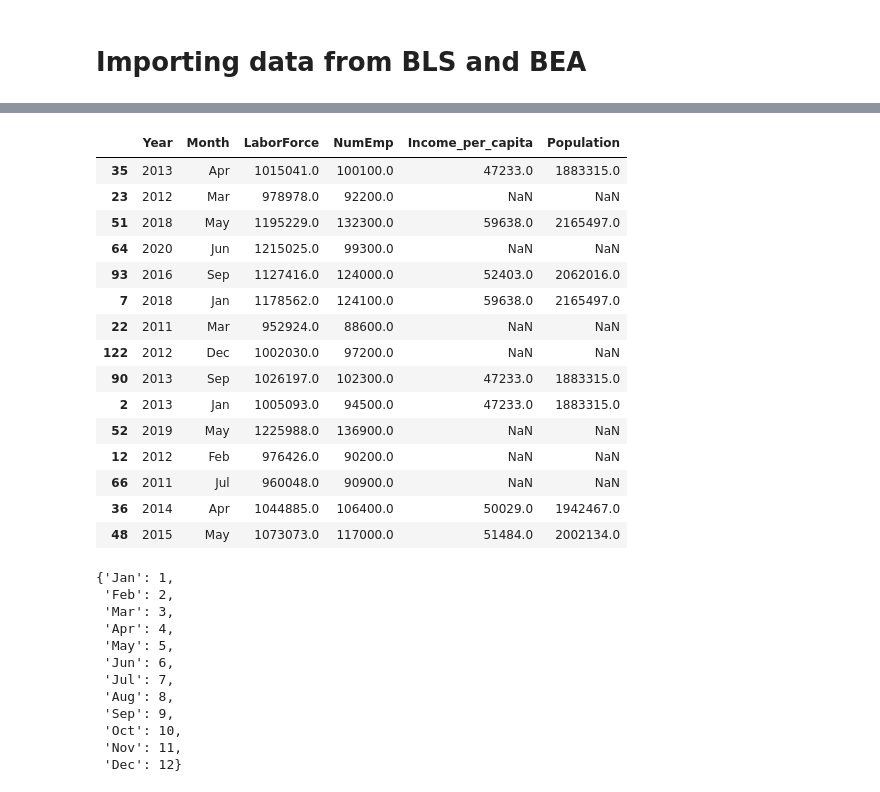
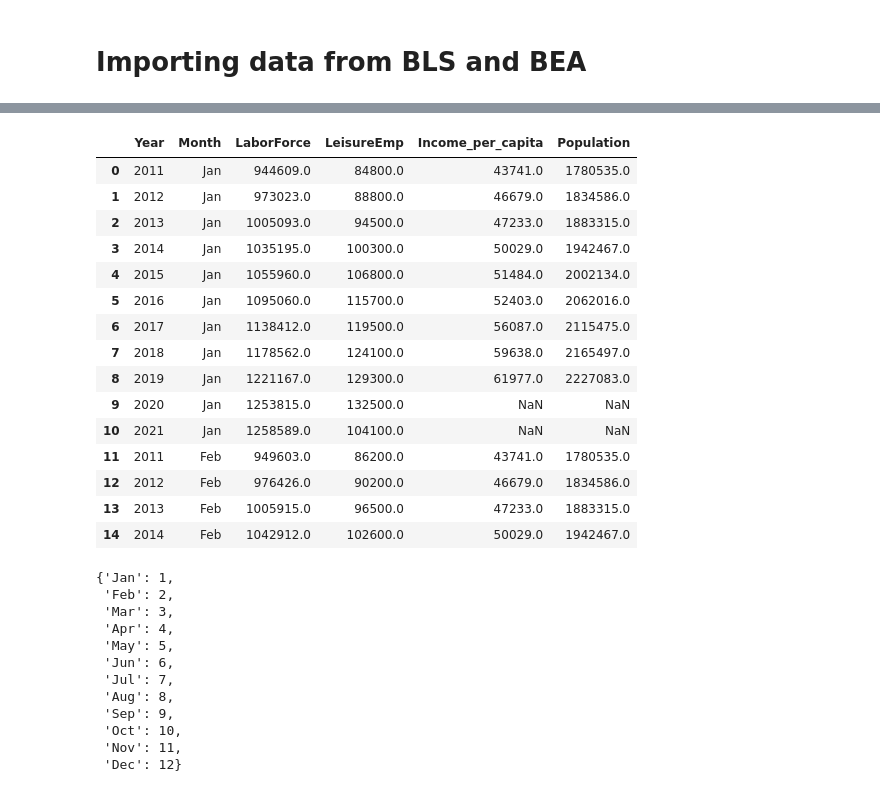
Before and after one commit to EugeniaDickson/zillow_rent_index, a Jupyter notebook: DouglasPizac/7park_EDA.ipynb, the cells around one changed output, grey strips where cells are left out. Saved outputs shown, nothing was run; the diff lists cells and outputs as text; code cells hidden in the pictures.

```diff
--- a/DouglasPizac/7park_EDA.ipynb
+++ b/DouglasPizac/7park_EDA.ipynb
@@ -175,28 +213,29 @@ pers_inc = personal[['Year','Income_per_capita','Population']].copy()
 # %%
 #made the csv in another directory
 atx = pd.read_csv('../../renycdsa7parkcapstonekickoff/atx_leisure_labor.csv')
+atx.rename(columns = {'NumEmp':'LeisureEmp'},inplace = True)
 # %%
 pers_inc['Year'] = pers_inc['Year'].astype(int)
 atx = pd.merge(atx,pers_inc, how = 'left', on = 'Year')
 
-atx.sample(15)
+atx.head(15)
 # %% [output]
-|  | Year | Month | LaborForce | NumEmp | Income_per_capita | Population |
-| 35 | 2013 | Apr | 1015041.0 | 100100.0 | 47233.0 | 1883315.0 |
-| 23 | 2012 | Mar | 978978.0 | 92200.0 | NaN | NaN |
-| 51 | 2018 | May | 1195229.0 | 132300.0 | 59638.0 | 2165497.0 |
-| 64 | 2020 | Jun | 1215025.0 | 99300.0 | NaN | NaN |
-| 93 | 2016 | Sep | 1127416.0 | 124000.0 | 52403.0 | 2062016.0 |
+|  | Year | Month | LaborForce | LeisureEmp | Income_per_capita | Population |
+| 0 | 2011 | Jan | 944609.0 | 84800.0 | 43741.0 | 1780535.0 |
+| 1 | 2012 | Jan | 973023.0 | 88800.0 | 46679.0 | 1834586.0 |
+| 2 | 2013 | Jan | 1005093.0 | 94500.0 | 47233.0 | 1883315.0 |
+| 3 | 2014 | Jan | 1035195.0 | 100300.0 | 50029.0 | 1942467.0 |
+| 4 | 2015 | Jan | 1055960.0 | 106800.0 | 51484.0 | 2002134.0 |
+| 5 | 2016 | Jan | 1095060.0 | 115700.0 | 52403.0 | 2062016.0 |
+| 6 | 2017 | Jan | 1138412.0 | 119500.0 | 56087.0 | 2115475.0 |
 | 7 | 2018 | Jan | 1178562.0 | 124100.0 | 59638.0 | 2165497.0 |
-| 22 | 2011 | Mar | 952924.0 | 88600.0 | NaN | NaN |
-| 122 | 2012 | Dec | 1002030.0 | 97200.0 | NaN | NaN |
-| 90 | 2013 | Sep | 1026197.0 | 102300.0 | 47233.0 | 1883315.0 |
-| 2 | 2013 | Jan | 1005093.0 | 94500.0 | 47233.0 | 1883315.0 |
-| 52 | 2019 | May | 1225988.0 | 136900.0 | NaN | NaN |
-| 12 | 2012 | Feb | 976426.0 | 90200.0 | NaN | NaN |
-| 66 | 2011 | Jul | 960048.0 | 90900.0 | NaN | NaN |
-| 36 | 2014 | Apr | 1044885.0 | 106400.0 | 50029.0 | 1942467.0 |
-| 48 | 2015 | May | 1073073.0 | 117000.0 | 51484.0 | 2002134.0 |
+| 8 | 2019 | Jan | 1221167.0 | 129300.0 | 61977.0 | 2227083.0 |
+| 9 | 2020 | Jan | 1253815.0 | 132500.0 | NaN | NaN |
+| 10 | 2021 | Jan | 1258589.0 | 104100.0 | NaN | NaN |
+| 11 | 2011 | Feb | 949603.0 | 86200.0 | 43741.0 | 1780535.0 |
+| 12 | 2012 | Feb | 976426.0 | 90200.0 | 46679.0 | 1834586.0 |
+| 13 | 2013 | Feb | 1005915.0 | 96500.0 | 47233.0 | 1883315.0 |
+| 14 | 2014 | Feb | 1042912.0 | 102600.0 | 50029.0 | 1942467.0 |
 # %%
 import calendar
 
```
Also changed, not shown: parts of 65 cells of this notebook.
